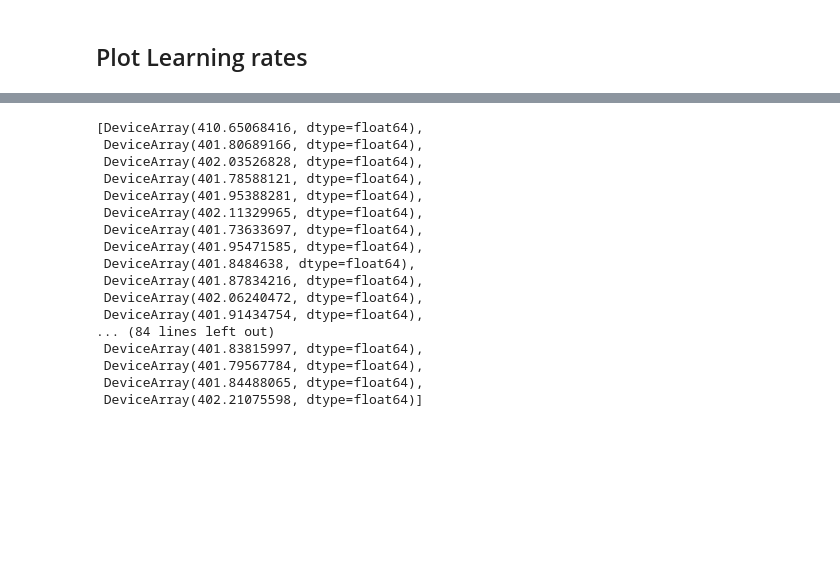
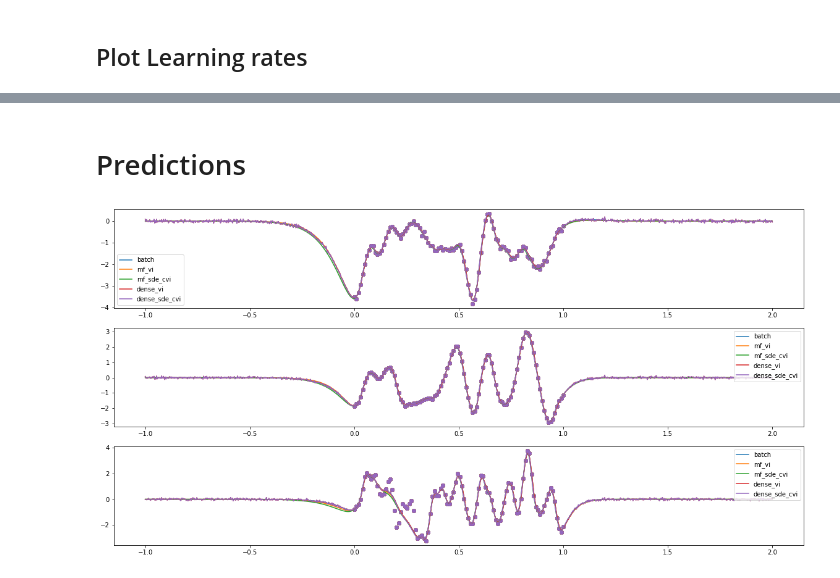
Before and after one commit to defaultobject/stgp, a Jupyter notebook: examples/recovering_timeseries_lmc.ipynb, the cells around one changed output, grey strips where cells are left out. Drawn from its saved outputs; the diff is of its cells as text; code cells hidden in the pictures; blank space fills up the shorter version.

```diff
--- a/examples/recovering_timeseries_lmc.ipynb
+++ b/examples/recovering_timeseries_lmc.ipynb
@@ -343,20 +353,15 @@ plt.legend()
-# %%
-res_time['dense_sde_cvi']['lc']
-# %% [output]
-[DeviceArray(410.65068416, dtype=float64),
- DeviceArray(401.80689166, dtype=float64),
- DeviceArray(402.03526828, dtype=float64),
- DeviceArray(401.78588121, dtype=float64),
- DeviceArray(401.95388281, dtype=float64),
- DeviceArray(402.11329965, dtype=float64),
- DeviceArray(401.73633697, dtype=float64),
- DeviceArray(401.95471585, dtype=float64),
- DeviceArray(401.8484638, dtype=float64),
- DeviceArray(401.87834216, dtype=float64),
- DeviceArray(402.06240472, dtype=float64),
- DeviceArray(401.91434754, dtype=float64),
-... (84 lines left out)
- DeviceArray(401.83815997, dtype=float64),
- DeviceArray(401.79567784, dtype=float64),
- DeviceArray(401.84488065, dtype=float64),
- DeviceArray(402.21075598, dtype=float64)]
+# %% [markdown]
+# Predictions
+# %%
+fig, axes = plt.subplots(P, 1, figsize=(20, 10))
+
+#for m in ['batch', 'dense_sde_cvi']:
+for m in res_time.keys():
+    for p in range(P):
+        axes[p].plot(XS, res_time[m]['pred_mu'][p], label=m)
+        axes[p].scatter(X, Y_all[:, p])
+
+for p in range(P):
+    axes[p].legend()
+# %% [output]
+[figure, added]
```
Also changed, not shown: parts of 8 cells of this notebook, 19 other files.
